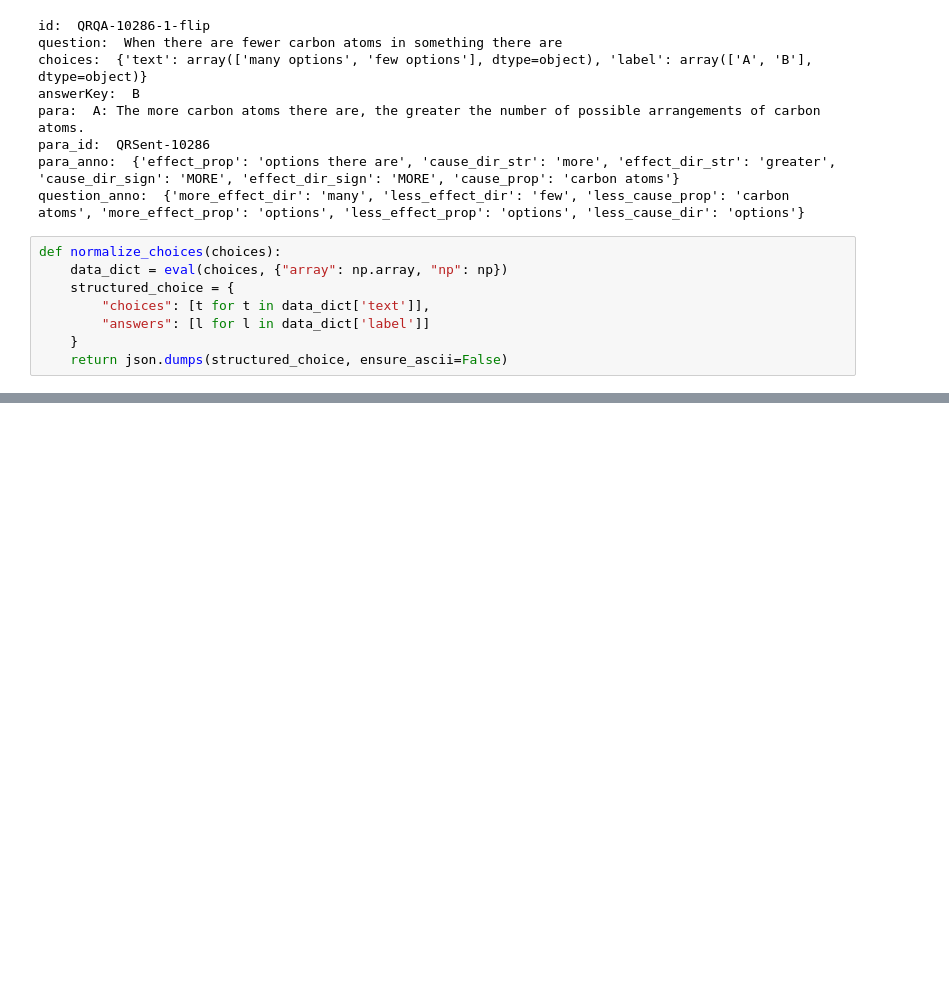
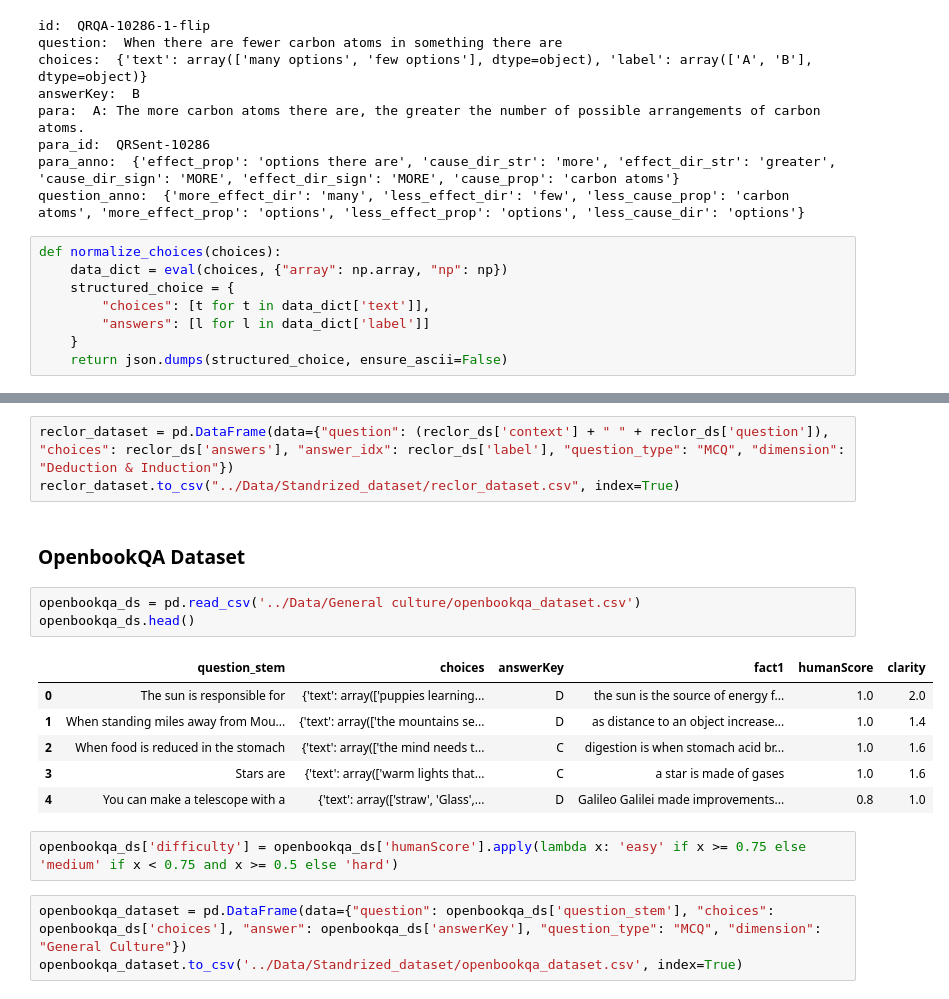
Before and after one commit to you66-s/cogni-eval, a Jupyter notebook: ETL_Pipeline/Standarized_dataset.ipynb, the cells around one changed output, grey strips where cells are left out. Drawn from its saved outputs; the diff is of its cells as text; blank space fills up the shorter version.

```diff
--- a/ETL_Pipeline/Standarized_dataset.ipynb
+++ b/ETL_Pipeline/Standarized_dataset.ipynb
@@ -64,0 +143,20 @@ quartz_dataset
+# %%
+reclor_dataset = pd.DataFrame(data={"question": (reclor_ds['context'] + " " + reclor_ds['question']), "choices": reclor_ds['answers'], "answer_idx": reclor_ds['label'], "question_type": "MCQ", "dimension": "Deduction & Induction"})
+reclor_dataset.to_csv("../Data/Standrized_dataset/reclor_dataset.csv", index=True)
+# %% [markdown]
+### OpenbookQA Dataset
+# %%
+openbookqa_ds = pd.read_csv('../Data/General culture/openbookqa_dataset.csv')
+openbookqa_ds.head()
+# %% [output]
+|  | question_stem | choices | answerKey | fact1 | humanScore | clarity |
+| 0 | The sun is responsible for | {'text': array(['puppies learning... | D | the sun is the source of energy f... | 1.0 | 2.0 |
+| 1 | When standing miles away from Mou... | {'text': array(['the mountains se... | D | as distance to an object increase... | 1.0 | 1.4 |
+| 2 | When food is reduced in the stomach | {'text': array(['the mind needs t... | C | digestion is when stomach acid br... | 1.0 | 1.6 |
+| 3 | Stars are | {'text': array(['warm lights that... | C | a star is made of gases | 1.0 | 1.6 |
+| 4 | You can make a telescope with a | {'text': array(['straw', 'Glass',... | D | Galileo Galilei made improvements... | 0.8 | 1.0 |
+# %%
+openbookqa_ds['difficulty'] = openbookqa_ds['humanScore'].apply(lambda x: 'easy' if x >= 0.75 else 'medium' if x < 0.75 and x >= 0.5 else 'hard')
+# %%
+openbookqa_dataset = pd.DataFrame(data={"question": openbookqa_ds['question_stem'], "choices": openbookqa_ds['choices'], "answer": openbookqa_ds['answerKey'], "question_type": "MCQ", "dimension": "General Culture"})
+openbookqa_dataset.to_csv('../Data/Standrized_dataset/openbookqa_dataset.csv', index=True)
```
Also changed, not shown: parts of 21 cells of this notebook.
